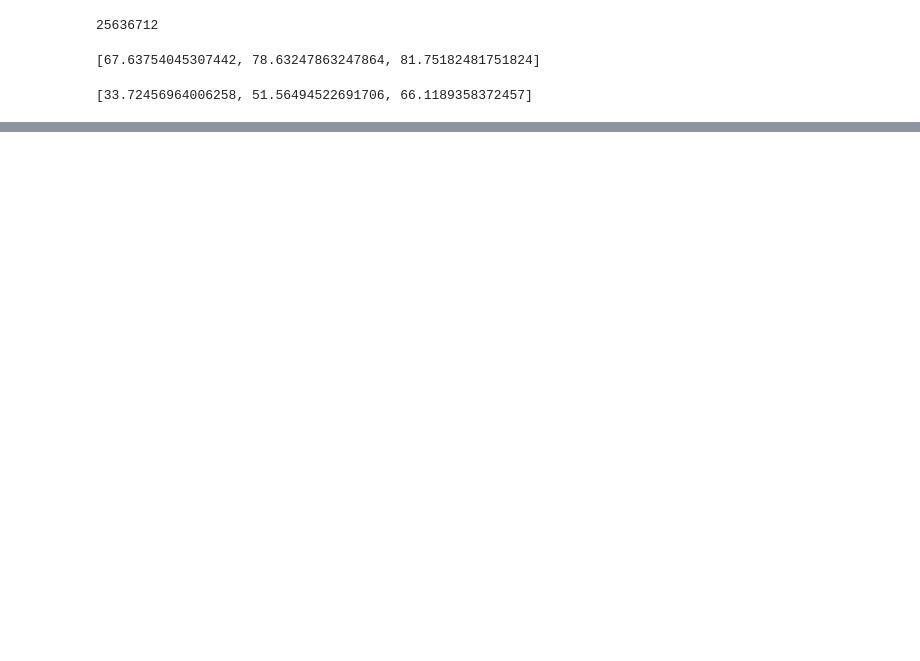
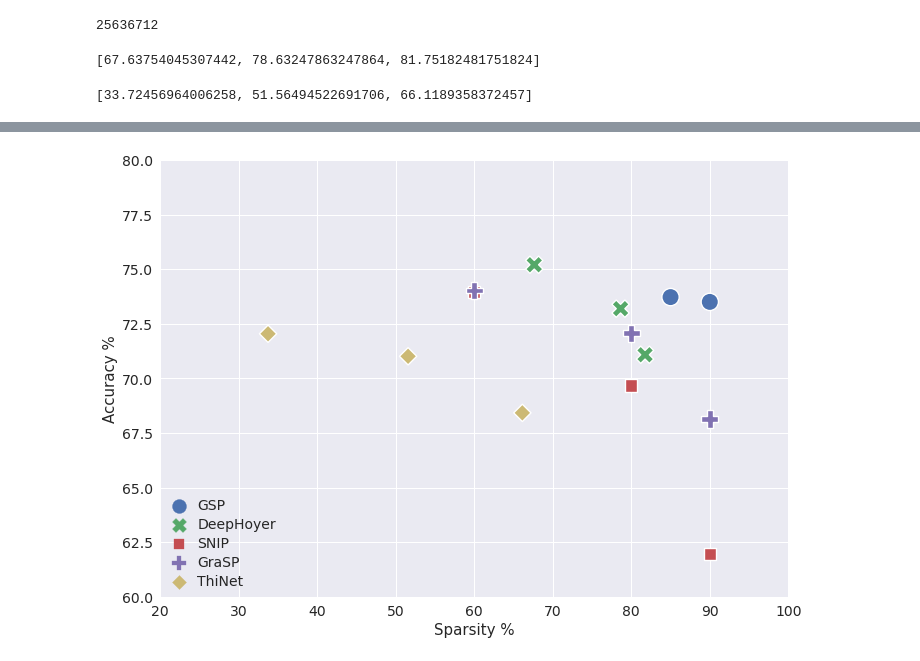
Before and after one commit to riohib/gsp-for-deeplearning, a Jupyter notebook: tools/viz.ipynb, the cells around one changed output, grey strips where cells are left out. Cells and saved outputs as stored; diff of their text form; code cells hidden in the pictures; blank space fills up the shorter version.

```diff
--- a/tools/viz.ipynb
+++ b/tools/viz.ipynb
@@ -57,6 +56,11 @@ grasp_acc_dr = list(75.70 - np.array(grasp_acc))
 grasp_sps = [60, 80, 90]
 # %%
 # Data Driven Sparse NN Huang 2018
+# %%
+# Magnitude
+mag_acc = [71.7, 66.7]
+mag_acc_dr = list(75.70 - np.array(grasp_acc))
+mag_sps = [78.5, 89.3]
 # %%
 # ThiNet A Filter Level Pruning Method for Deep Neural Network Compression
 thinet_acc = [72.04, 71.01, 68.42]
@@ -108,0 +93,9 @@ for num, name in zip(len_data, methods) :
+# %%
+imagenet = {
+    'Accuracy %': acc_vec,
+    'Sparsity %': sps_vec,
+    'Methods': methods_l
+    }
+# %%
+df = pd.DataFrame(imagenet)
+df.head()
@@ -108,0 +109,29 @@ for num, name in zip(len_data, methods) :
+# %%
+# plt.figure(figsize=(10,7))
+fig, ax = plt.subplots(figsize=(10, 7))
+
+ax = sns.scatterplot(data=df, x="Sparsity %", y="Accuracy %", hue="Methods", style="Methods",
+                        s=300)
+
+
+plt.grid(True)
+plt.xlim([20, 100])
+plt.ylim([60, 80])
+
+
+ax.tick_params(axis='both', which='major', labelsize=14)
+
+# plt.title('Accuracy vs Sparsity of GSP and Concurrent Pruning methods on Imagenet', fontsize=16)
+# plt.setp(ax.get_legend().get_title(), fontsize='32') # for legend title
+
+ax.legend(loc='lower left', markerscale=2)
+plt.setp(ax.get_legend().get_texts(), fontsize='14') # for legend text
+
+
+plt.rcParams["axes.labelsize"] = 15
+
+
+fig.tight_layout()
+plt.savefig('imagenet.eps', format='eps')
+# %% [output]
+[figure, added]
```
Also changed, not shown: parts of 6 cells of this notebook, 16 other files.
